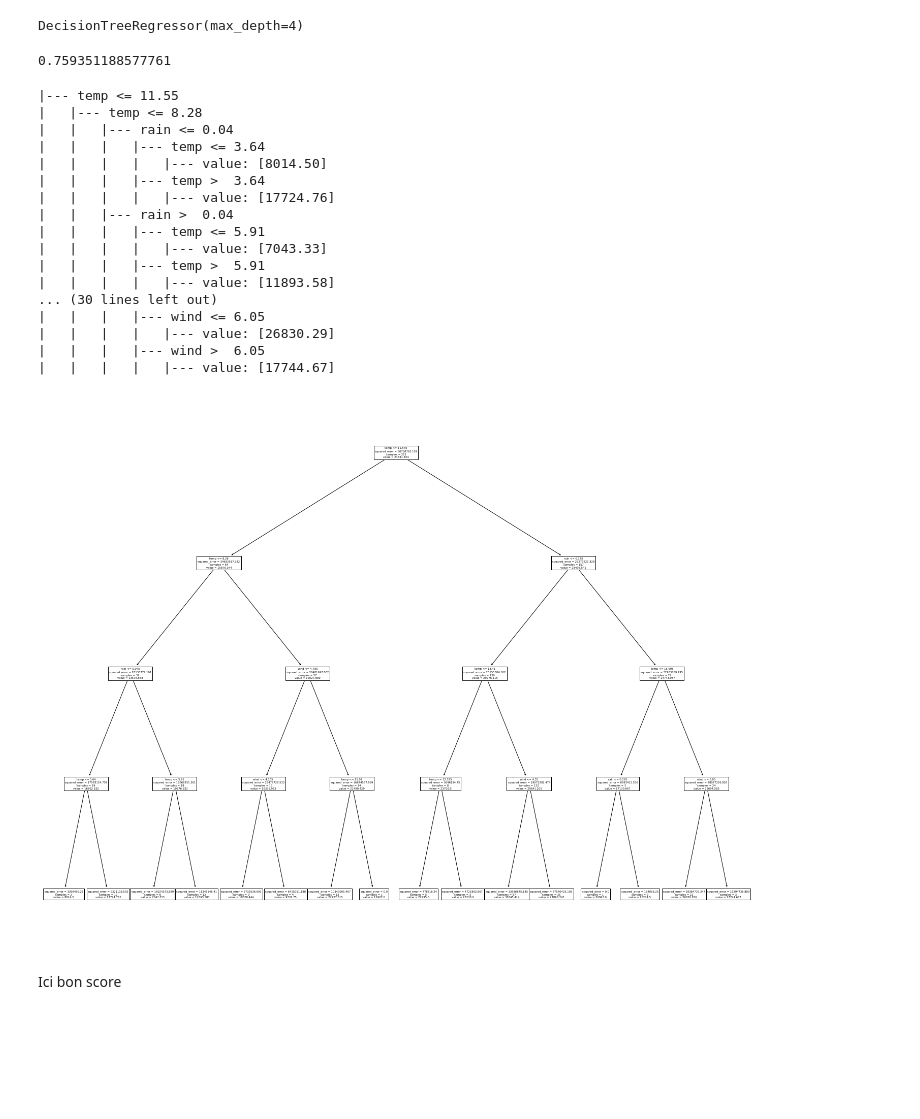
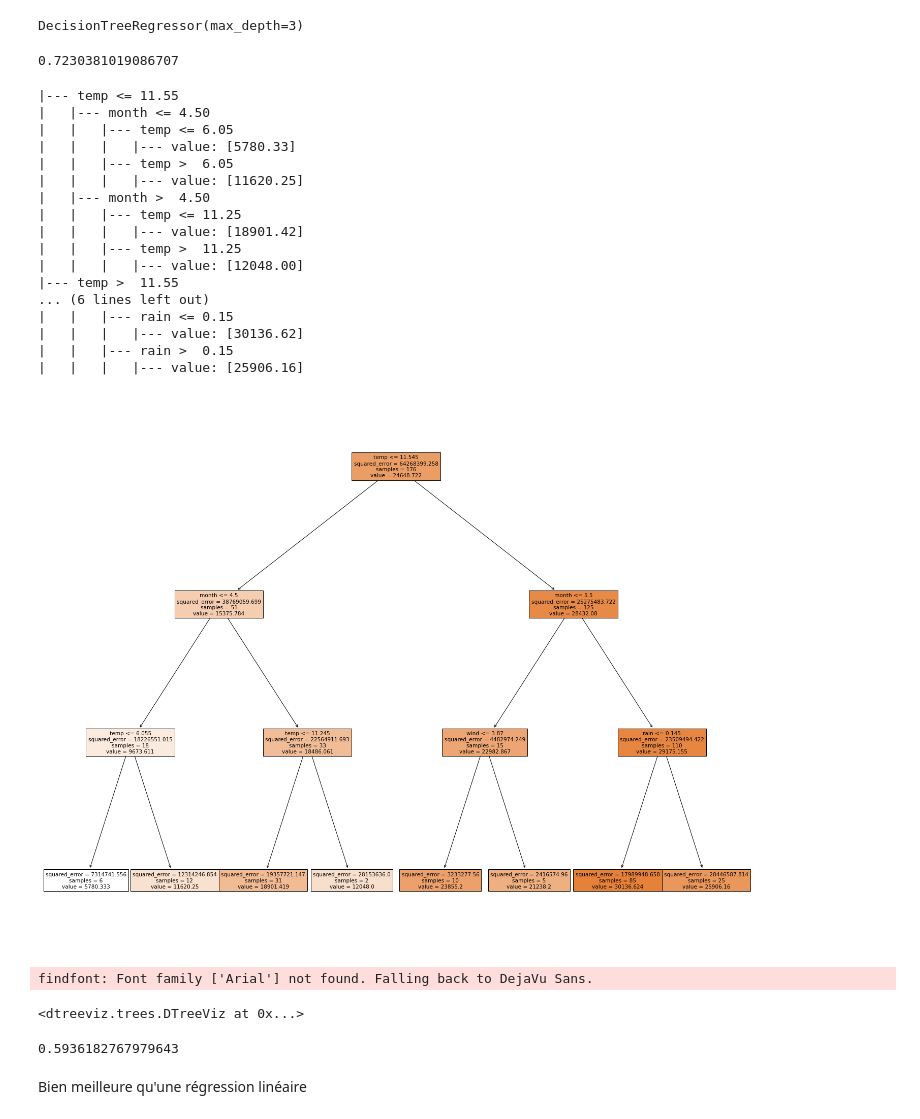
Before and after one commit to LucasScellos/bixi-visualization, a Jupyter notebook: Prediction/regression_tree.ipynb, the cells around one changed output. Cells and saved outputs as stored; diff of their text form; code cells hidden in the pictures; blank space fills up the shorter version.

Commit message:
arbre de decision et visualisation des arbres

```diff
--- a/Prediction/regression_tree.ipynb
+++ b/Prediction/regression_tree.ipynb
@@ -15,6 +16,7 @@ df.head()
 # %%
-X = df.iloc[:, [2, 3, 4]].values
+X = df.iloc[:, [2, 3, 4, 6]].values
 y = df.iloc[:, 0].values
+X,Xtest,y,ytest = train_test_split(X,y,train_size=.8)
 # %%
 from sklearn.tree import DecisionTreeRegressor
 # %%
@@ -39,14 +41,14 @@ choix_profondeur(X,y)
 # %%
-ab1 = DecisionTreeRegressor(max_depth=4)
+ab1 = DecisionTreeRegressor(max_depth=3)
 ab1.fit(X,y)
 # %% [output]
-DecisionTreeRegressor(max_depth=4)
+DecisionTreeRegressor(max_depth=3)
 # %%
 ab1.score(X,y)
 # %% [output]
-0.759351188577761
+0.7230381019086707
 # %%
-variables = ["temp","wind","rain"]
+variables = ["temp","wind","rain","month"]
 # %%
 from sklearn import tree
 # %%
@@ -54,26 +56,40 @@ text_representation = tree.export_text(ab1,feature_names=variables)
 print(text_representation)
 # %% [output]
 |--- temp <= 11.55
-|   |--- temp <= 8.28
-|   |   |--- rain <= 0.04
-|   |   |   |--- temp <= 3.64
-|   |   |   |   |--- value: [8014.50]
-|   |   |   |--- temp >  3.64
-|   |   |   |   |--- value: [17724.76]
-|   |   |--- rain >  0.04
-|   |   |   |--- temp <= 5.91
-|   |   |   |   |--- value: [7043.33]
-|   |   |   |--- temp >  5.91
-|   |   |   |   |--- value: [11893.58]
-... (30 lines left out)
-|   |   |   |--- wind <= 6.05
-|   |   |   |   |--- value: [26830.29]
-|   |   |   |--- wind >  6.05
-|   |   |   |   |--- value: [17744.67]
+|   |--- month <= 4.50
+|   |   |--- temp <= 6.05
+|   |   |   |--- value: [5780.33]
+|   |   |--- temp >  6.05
+|   |   |   |--- value: [11620.25]
+|   |--- month >  4.50
+|   |   |--- temp <= 11.25
+|   |   |   |--- value: [18901.42]
+|   |   |--- temp >  11.25
+|   |   |   |--- value: [12048.00]
+|--- temp >  11.55
+... (6 lines left out)
+|   |   |--- rain <= 0.15
+|   |   |   |--- value: [30136.62]
+|   |   |--- rain >  0.15
+|   |   |   |--- value: [25906.16]
 # %%
 fig = plt.figure(figsize=(25,20))
-_ = tree.plot_tree(ab1, feature_names=variables)
+_ = tree.plot_tree(ab1, feature_names=variables,filled=True)
 # %% [output]
-[figure, old version]
+[figure, new version]
-# %% [markdown]
-Ici bon score
+# %%
+from dtreeviz.trees import dtreeviz
+
+viz = dtreeviz(ab1, X, y,
+                target_name="nb",
+                feature_names=variables)
+viz
+# %% [output]
+findfont: Font family ['Arial'] not found. Falling back to DejaVu Sans.
+<dtreeviz.trees.DTreeViz at 0x...>
+# %%
+ab1.score(Xtest,ytest)
+# %% [output]
+0.5936182767979643
+# %% [markdown]
+Bien meilleure qu'une régression linéaire
```
Also changed, not shown: parts of 3 cells of this notebook.
